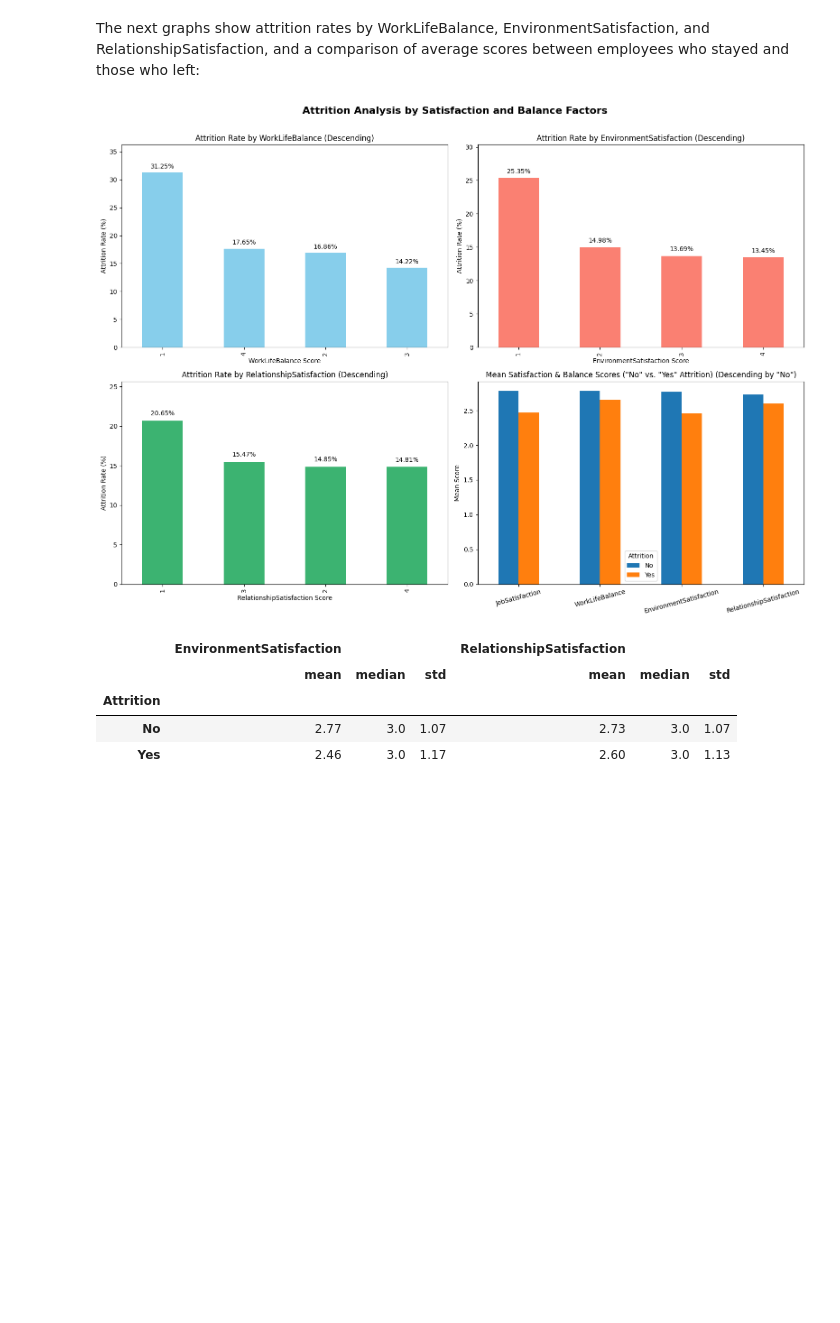
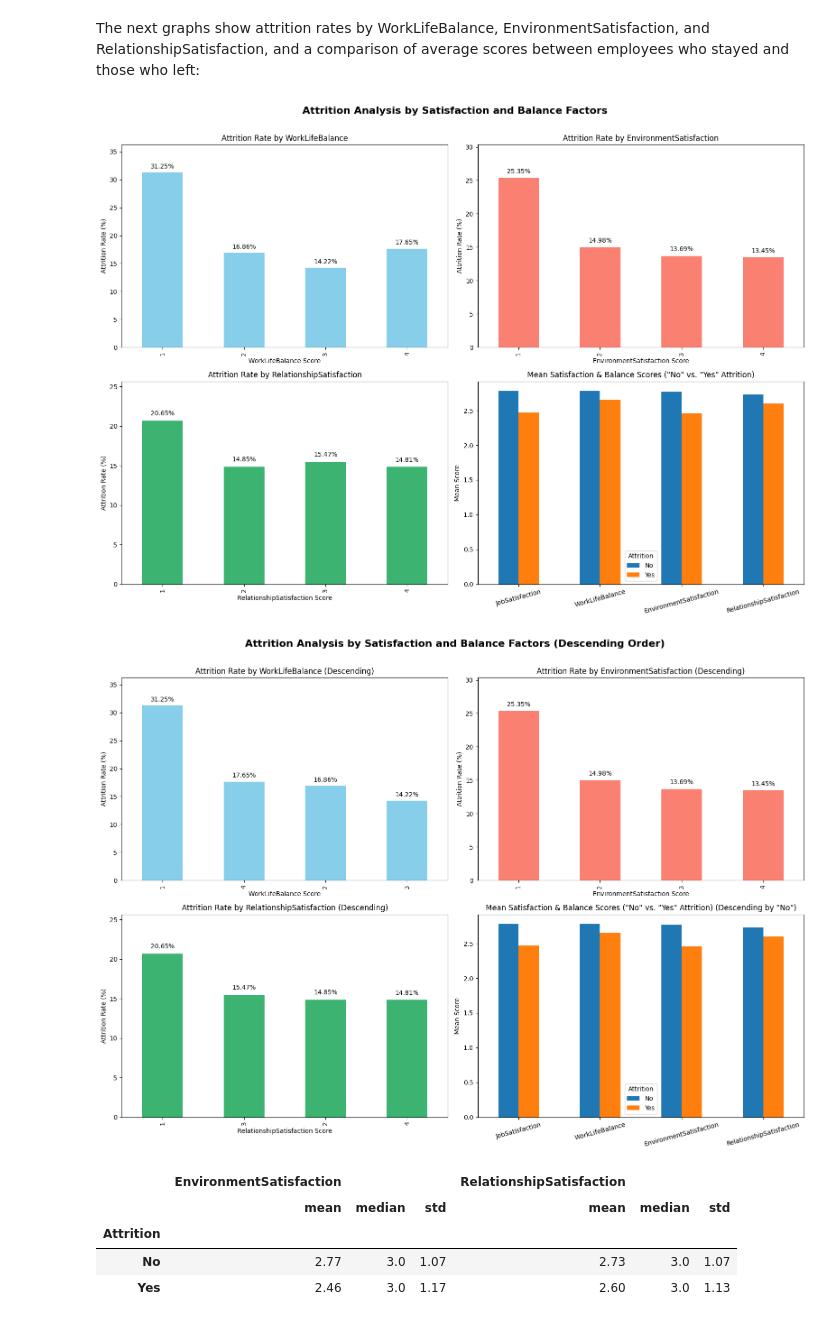
Before and after one commit to OfirBH/Final-Project---Python, a Jupyter notebook: Python_Final_Project2.ipynb, the cells around one changed output. Cells and saved outputs as stored; diff of their text form; code cells hidden in the pictures; blank space fills up the shorter version.

Commit message:
Enhance Jupyter notebook for HR Employee Attrition Analysis by adding detailed visualizations for attrition rates based on WorkLifeBalance, EnvironmentSatisfaction, and RelationshipSatisfaction. Updated execution counts and improved layout for clarity in presenting descending order analysis results.

```diff
--- a/Python_Final_Project2.ipynb
+++ b/Python_Final_Project2.ipynb
@@ -635,6 +635,51 @@ job_attrition_stats = employee_attrition.groupby('Attrition')[['JobSatisfaction'
 fig, axs = plt.subplots(2, 2, figsize=(16, 12))
 fig.suptitle("Attrition Analysis by Satisfaction and Balance Factors", fontsize=16, fontweight='bold')
 
+# 1. WorkLifeBalance Attrition Rate
+ax = axs[0, 0]
+wlb_attrition_rate.plot(kind='bar', ax=ax, color='skyblue')
+ax.set_title('Attrition Rate by WorkLifeBalance')
+ax.set_xlabel('WorkLifeBalance Score')
+ax.set_ylabel('Attrition Rate (%)')
+ax.set_ylim(0, wlb_attrition_rate.max() + 5)
+for i, v in enumerate(wlb_attrition_rate):
+    ax.text(i, v+0.5, f"{v:.2f}%", ha='center', va='bottom')
+
+# 2. EnvironmentSatisfaction Attrition Rate
+ax = axs[0, 1]
+envsat_attrition_rate.plot(kind='bar', ax=ax, color='salmon')
+ax.set_title('Attrition Rate by EnvironmentSatisfaction')
+ax.set_xlabel('EnvironmentSatisfaction Score')
+ax.set_ylabel('Attrition Rate (%)')
+ax.set_ylim(0, envsat_attrition_rate.max() + 5)
+for i, v in enumerate(envsat_attrition_rate):
+    ax.text(i, v+0.5, f"{v:.2f}%", ha='center', va='bottom')
+
+# 3. RelationshipSatisfaction Attrition Rate
+ax = axs[1, 0]
+relsat_attrition_rate.plot(kind='bar', ax=ax, color='mediumseagreen')
+ax.set_title('Attrition Rate by RelationshipSatisfaction')
+ax.set_xlabel('RelationshipSatisfaction Score')
+ax.set_ylabel('Attrition Rate (%)')
+ax.set_ylim(0, relsat_attrition_rate.max() + 5)
+for i, v in enumerate(relsat_attrition_rate):
+    ax.text(i, v+0.5, f"{v:.2f}%", ha='center', va='bottom')
+
+# 4. Comparison of mean satisfaction/balance by attrition
+ax = axs[1, 1]
+job_attrition_stats.plot(kind='bar', ax=ax)
+ax.set_title('Mean Satisfaction & Balance Scores ("No" vs. "Yes" Attrition)')
+ax.set_ylabel('Mean Score')
+ax.set_xticklabels(job_attrition_stats.index, rotation=15)
+ax.legend(title="Attrition", loc='best')
+
+plt.tight_layout(rect=[0, 0.03, 1, 0.97])
+plt.show()
+# To display all the bar graphs above in descending order, we need to sort the data before plotting.
+# We'll plot each attribute in descending order:
+
+fig, axs = plt.subplots(2, 2, figsize=(16, 12))
+fig.suptitle("Attrition Analysis by Satisfaction and Balance Factors (Descending Order)", fontsize=16, fontweight='bold')
 
 # 1. WorkLifeBalance Attrition Rate (Descending)
 ax = axs[0, 0]
@@ -655,34 +700,35 @@ ax.set_title('Attrition Rate by EnvironmentSatisfaction (Descending)')
 ax.set_xlabel('EnvironmentSatisfaction Score')
 ax.set_ylabel('Attrition Rate (%)')
 ax.set_ylim(0, envsat_attrition_rate_sorted.max() + 5)
 for i, v in enumerate(envsat_attrition_rate_sorted):
     ax.text(i, v+0.5, f"{v:.2f}%", ha='center', va='bottom')
 
 # 3. RelationshipSatisfaction Attrition Rate (Descending)
 ax = axs[1, 0]
 relsat_attrition_rate_sorted = relsat_attrition_rate.sort_values(ascending=False)
 relsat_attrition_rate_sorted.plot(kind='bar', ax=ax, color='mediumseagreen')
 ax.set_title('Attrition Rate by RelationshipSatisfaction (Descending)')
 ax.set_xlabel('RelationshipSatisfaction Score')
 ax.set_ylabel('Attrition Rate (%)')
 ax.set_ylim(0, relsat_attrition_rate_sorted.max() + 5)
 for i, v in enumerate(relsat_attrition_rate_sorted):
     ax.text(i, v+0.5, f"{v:.2f}%", ha='center', va='bottom')
 
 # 4. Comparison of mean satisfaction/balance by attrition (descending by 'No' mean)
 # We'll sort by the "No" column value descending
 job_attrition_stats_sorted = job_attrition_stats.sort_values(by="No", ascending=False)
 ax = axs[1, 1]
 job_attrition_stats_sorted.plot(kind='bar', ax=ax)
 ax.set_title('Mean Satisfaction & Balance Scores ("No" vs. "Yes" Attrition) (Descending by "No")')
 ax.set_ylabel('Mean Score')
 ax.set_xticklabels(job_attrition_stats_sorted.index, rotation=15)
 ax.legend(title="Attrition", loc='best')
 
 plt.tight_layout(rect=[0, 0.03, 1, 0.97])
 plt.show()
 # %% [output]
-[figure, old version]
+[figure, new version]
+[figure, added]
 # %%
 # Assess environmental and relationship satisfaction to understand their impact on retention
 (employee_attrition.groupby('Attrition')[['EnvironmentSatisfaction','RelationshipSatisfaction']]
```
